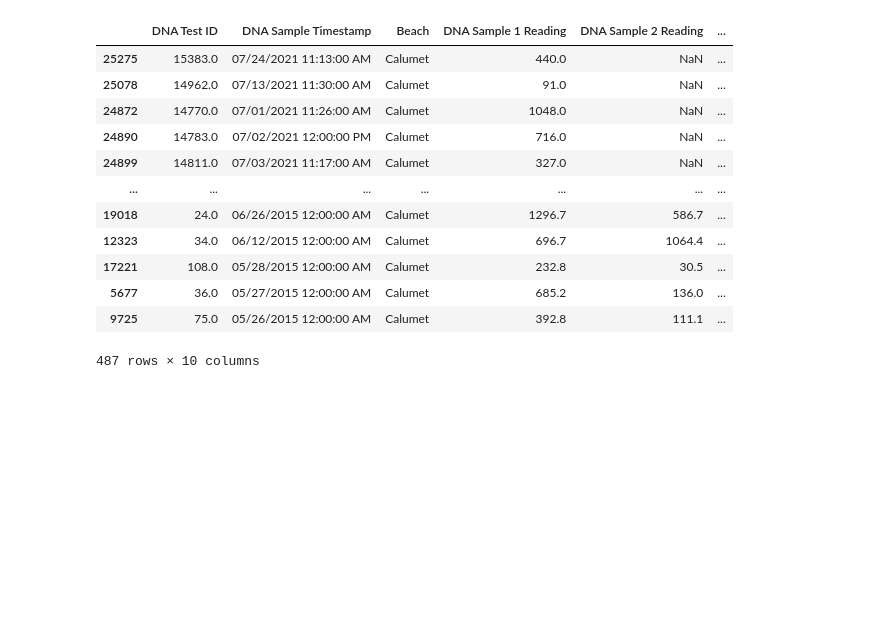
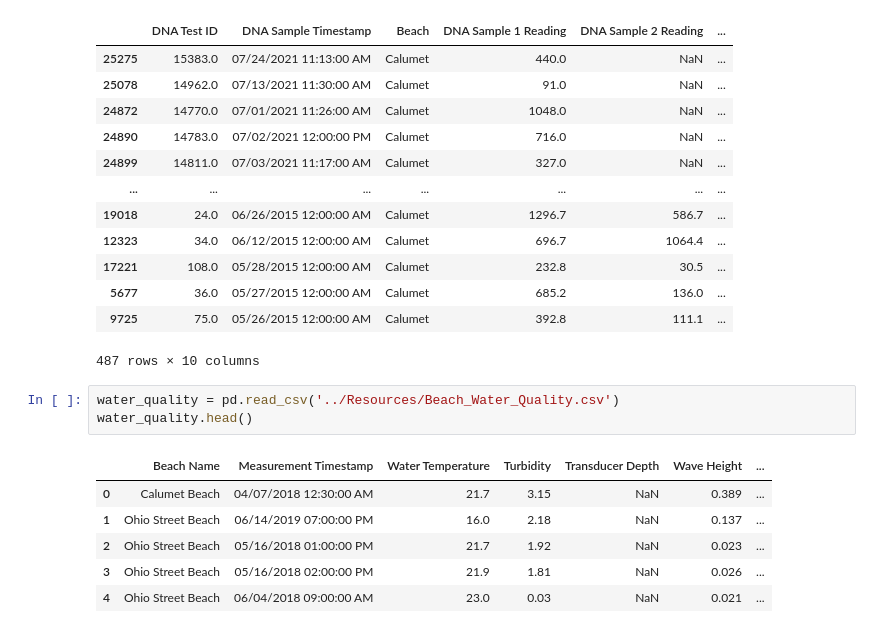
Before and after one commit to danielatuesta55/E_Coli_Chicago_Beaches, a Jupyter notebook: Jupyterlab Notebooks/Data_Cleanup_DNA.ipynb, the cells around one changed output. Saved outputs shown, nothing was run; the diff lists cells and outputs as text; blank space fills up the shorter version.

```diff
--- a/Jupyterlab Notebooks/Data_Cleanup_DNA.ipynb
+++ b/Jupyterlab Notebooks/Data_Cleanup_DNA.ipynb
@@ -66,3 +66,13 @@ only_calumet_clean.sort_values('Sample_Month_Year',ascending=False)
 | 5677 | 36.0 | 05/27/2015 12:00:00 AM | Calumet | 685.2 | 136.0 | ... |
 | 9725 | 75.0 | 05/26/2015 12:00:00 AM | Calumet | 392.8 | 111.1 | ... |
 487 rows × 10 columns
+# %%
+water_quality = pd.read_csv('../Resources/Beach_Water_Quality.csv')
+water_quality.head()
+# %% [output]
+|  | Beach Name | Measurement Timestamp | Water Temperature | Turbidity | Transducer Depth | Wave Height | ... |
+| 0 | Calumet Beach | 04/07/2018 12:30:00 AM | 21.7 | 3.15 | NaN | 0.389 | ... |
+| 1 | Ohio Street Beach | 06/14/2019 07:00:00 PM | 16.0 | 2.18 | NaN | 0.137 | ... |
+| 2 | Ohio Street Beach | 05/16/2018 01:00:00 PM | 21.7 | 1.92 | NaN | 0.023 | ... |
+| 3 | Ohio Street Beach | 05/16/2018 02:00:00 PM | 21.9 | 1.81 | NaN | 0.026 | ... |
+| 4 | Ohio Street Beach | 06/04/2018 09:00:00 AM | 23.0 | 0.03 | NaN | 0.021 | ... |
```
Also changed, not shown: parts of 6 cells of this notebook.
